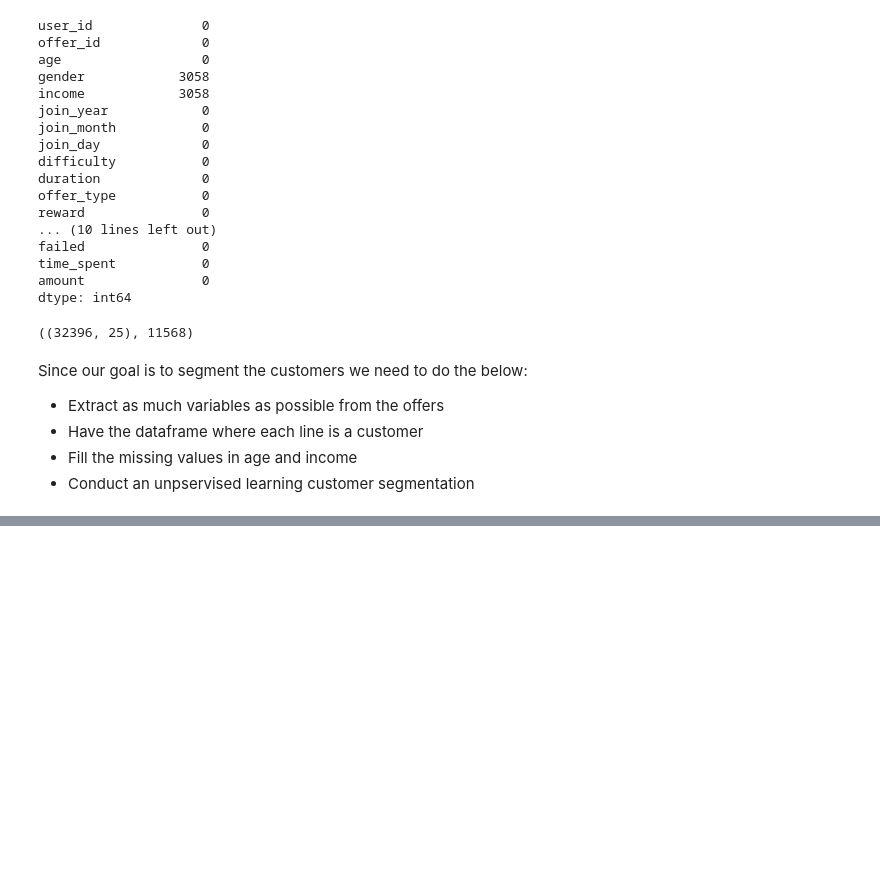
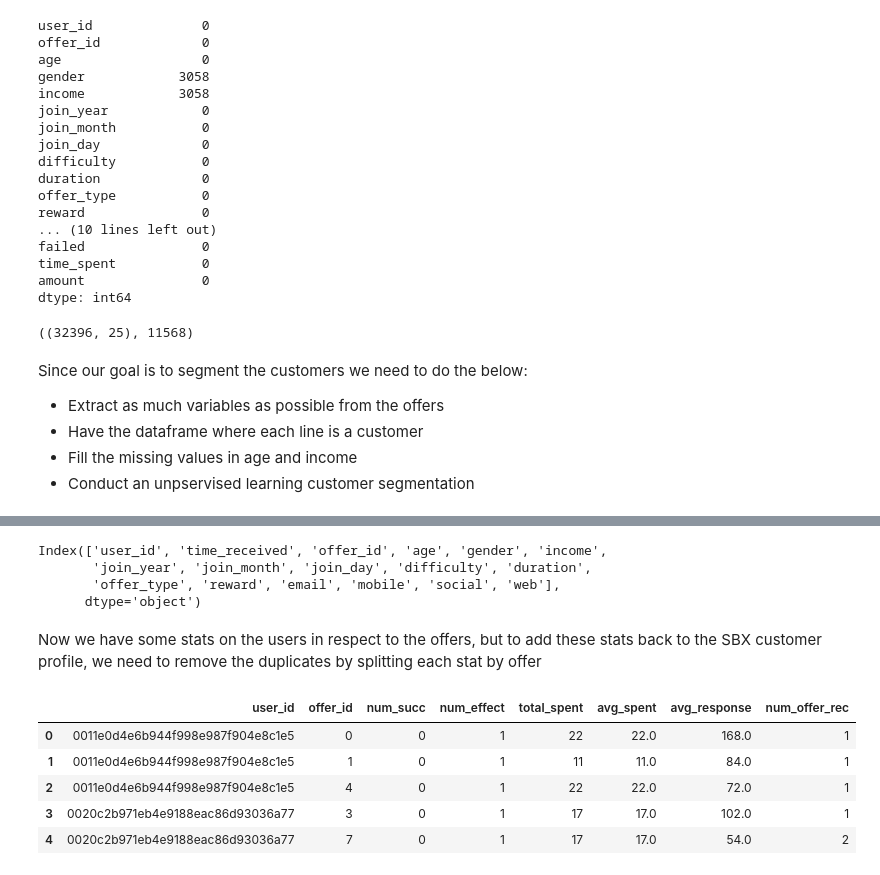
Before and after one commit to waficf/Udacity_DSND, a Jupyter notebook: SBX_v3.ipynb, the cells around one changed output, grey strips where cells are left out. Saved outputs shown, nothing was run; the diff lists cells and outputs as text; code cells hidden in the pictures; blank space fills up the shorter version.

```diff
--- a/SBX_v3.ipynb
+++ b/SBX_v3.ipynb
@@ -711,0 +707,18 @@ DataError: No numeric types to aggregate
+# %%
+offer_received.columns
+# %% [output]
+Index(['user_id', 'time_received', 'offer_id', 'age', 'gender', 'income',
+       'join_year', 'join_month', 'join_day', 'difficulty', 'duration',
+       'offer_type', 'reward', 'email', 'mobile', 'social', 'web'],
+      dtype='object')
+# %%
+# Number of offers received by each customer
+df_4 = offer_received.groupby(['user_id', 'offer_id']).time_received.count().reset_index()
+df_4.rename(columns = {'time_received':'num_offer_rec'}, inplace=True)
+# %% [markdown]
+Now we have some stats on the users in respect to the offers, but to add these stats back to the SBX customer profile, we need to remove the duplicates by splitting each stat by offer
+# %%
+# First lets merge the 4 dataframes created above
+df_a = df_1.merge(df_2, on=['user_id', 'offer_id'], how='left', validate='one_to_one')
+df_b = df_a.merge(df_3, on=['user_id', 'offer_id'], how='left', validate='one_to_one')
+df_temp = df_b.merge(df_4, on=['user_id', 'offer_id'], how='left', validate='one_to_one')
@@ -711,0 +727,11 @@ DataError: No numeric types to aggregate
+# %%
+df_temp.offer_id = le.fit_transform(df_temp.offer_id)
+# %%
+df_temp.head()
+# %% [output]
+|  | user_id | offer_id | num_succ | num_effect | total_spent | avg_spent | avg_response | num_offer_rec |
+| 0 | 0011e0d4e6b944f998e987f904e8c1e5 | 0 | 0 | 1 | 22 | 22.0 | 168.0 | 1 |
+| 1 | 0011e0d4e6b944f998e987f904e8c1e5 | 1 | 0 | 1 | 11 | 11.0 | 84.0 | 1 |
+| 2 | 0011e0d4e6b944f998e987f904e8c1e5 | 4 | 0 | 1 | 22 | 22.0 | 72.0 | 1 |
+| 3 | 0020c2b971eb4e9188eac86d93036a77 | 3 | 0 | 1 | 17 | 17.0 | 102.0 | 1 |
+| 4 | 0020c2b971eb4e9188eac86d93036a77 | 7 | 0 | 1 | 17 | 17.0 | 54.0 | 2 |
```
Also changed, not shown: parts of 23 cells of this notebook.
